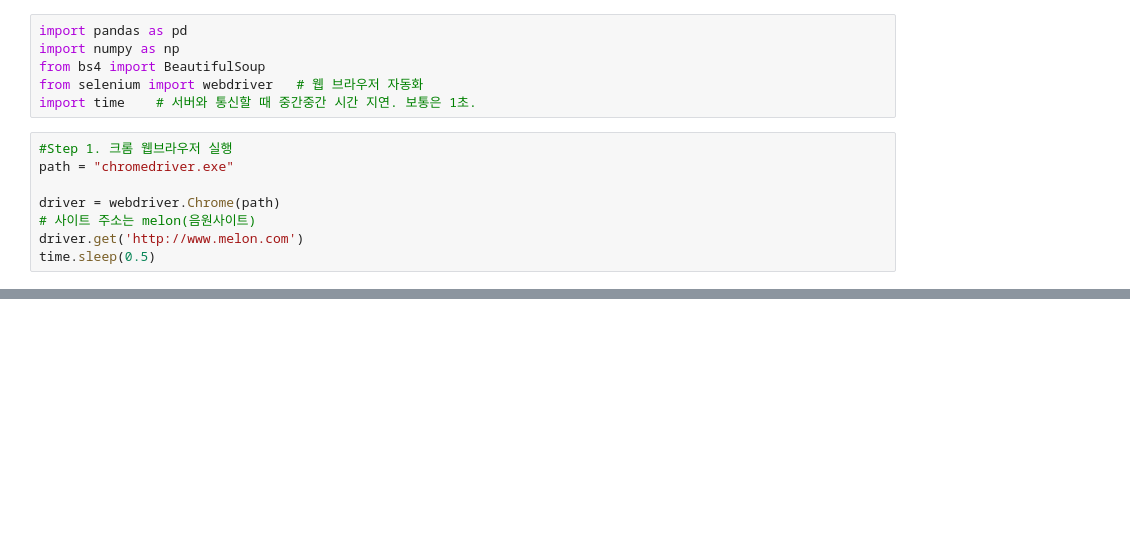
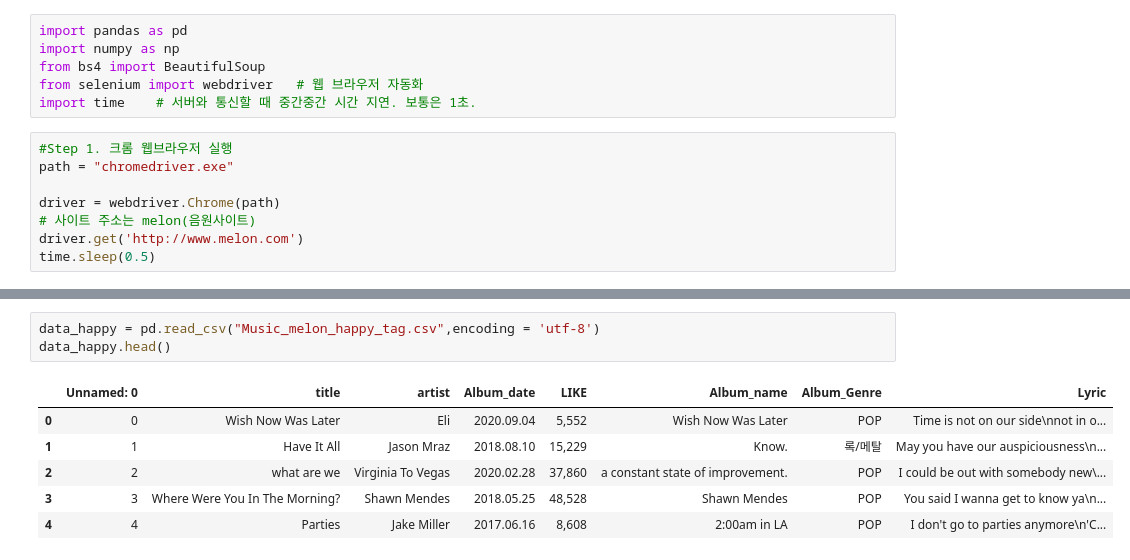
Before and after one commit to heajinkwon/Crawling, a Jupyter notebook: Melon_Crawling.ipynb, the cells around one changed output, grey strips where cells are left out. Drawn from its saved outputs; the diff is of its cells as text; blank space fills up the shorter version.

```diff
--- a/Melon_Crawling.ipynb
+++ b/Melon_Crawling.ipynb
@@ -141,0 +273,10 @@ driver.quit()
+# %%
+data_happy = pd.read_csv("Music_melon_happy_tag.csv",encoding = 'utf-8')
+data_happy.head()
+# %% [output]
+|  | Unnamed: 0 | title | artist | Album_date | LIKE | Album_name | Album_Genre | Lyric |
+| 0 | 0 | Wish Now Was Later | Eli | 2020.09.04 | 5,552 | Wish Now Was Later | POP | Time is not on our side\nnot in o... |
+| 1 | 1 | Have It All | Jason Mraz | 2018.08.10 | 15,229 | Know. | 록/메탈 | May you have our auspiciousness\n... |
+| 2 | 2 | what are we | Virginia To Vegas | 2020.02.28 | 37,860 | a constant state of improvement. | POP | I could be out with somebody new\... |
+| 3 | 3 | Where Were You In The Morning? | Shawn Mendes | 2018.05.25 | 48,528 | Shawn Mendes | POP | You said I wanna get to know ya\n... |
+| 4 | 4 | Parties | Jake Miller | 2017.06.16 | 8,608 | 2:00am in LA | POP | I don't go to parties anymore\n'C... |
```
Also changed, not shown: parts of 25 cells of this notebook.
